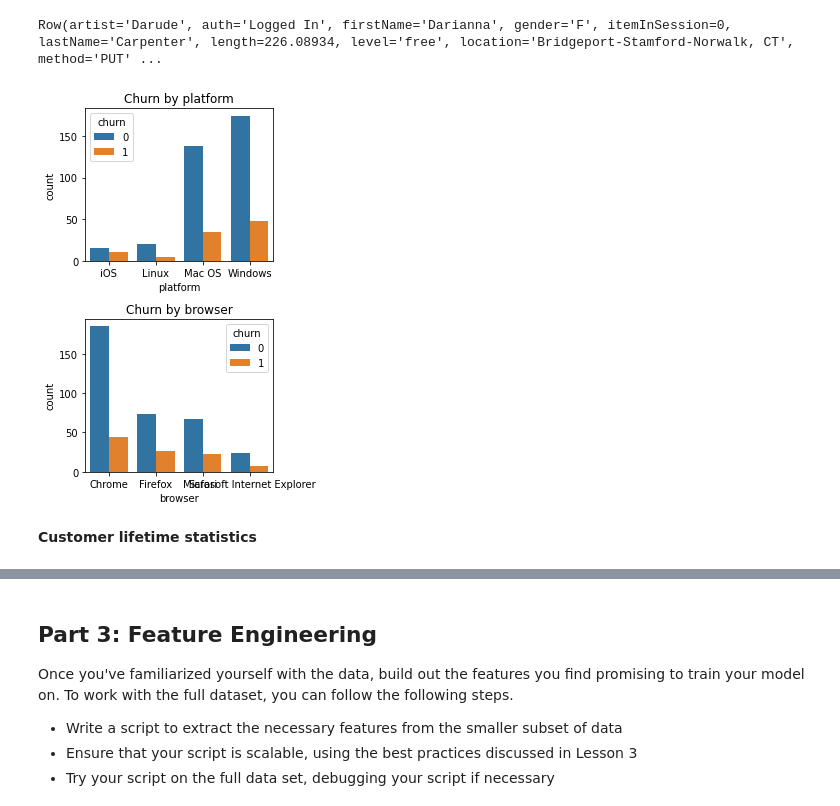
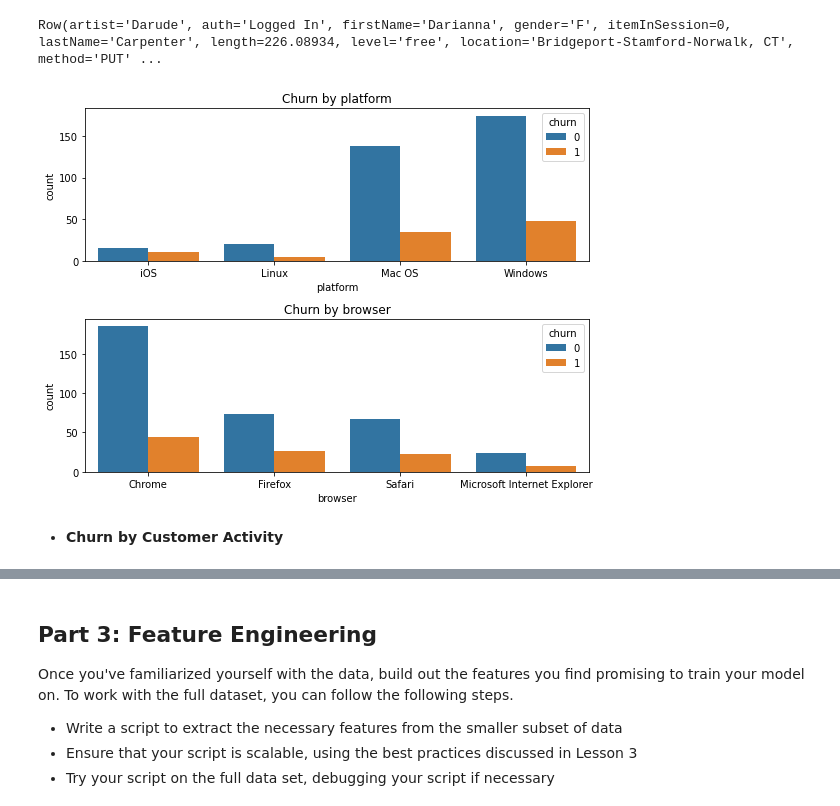
Before and after one commit to texcindy99/Spark_Machine_Learning, a Jupyter notebook: Spark_ML_Music_Service.ipynb, the cells around one changed output, grey strips where cells are left out. Drawn from its saved outputs; the diff is of its cells as text; code cells hidden in the pictures.

```diff
--- a/Spark_ML_Music_Service.ipynb
+++ b/Spark_ML_Music_Service.ipynb
@@ -321,15 +321,15 @@ Row(artist='Darude', auth='Logged In', firstName='Darianna', gender='F', itemInS
 # %%
 agentInfo = ['platform', 'browser']
 
-fig, ax = plt.subplots(len(agentInfo), 1, figsize=(4,6))
+fig, ax = plt.subplots(len(agentInfo), 1, figsize=(8,6))
 for i, u in enumerate(agentInfo):
     data = df_valid.groupby(['churn', u]).agg(countDistinct('userId').alias('count')).toPandas()
     sns.barplot(x=u, y='count', hue='churn', data=data, ax=ax[i])
     ax[i].set_title('Churn by {}'.format(u))
 plt.tight_layout()
 plt.show()
 # %% [output]
-[figure, old version]
+[figure, new version]
-# %% [markdown]
-**Customer lifetime statistics**
+# %% [markdown]
+- **Churn by Customer Activity**
 # %%
```
Also changed, not shown: parts of 14 cells of this notebook.
